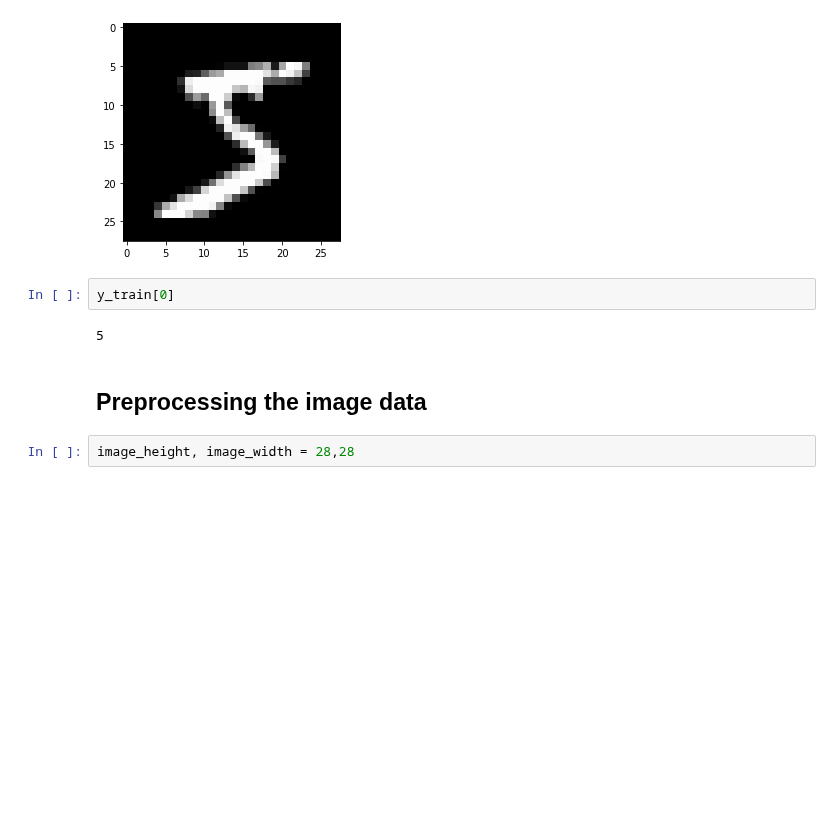
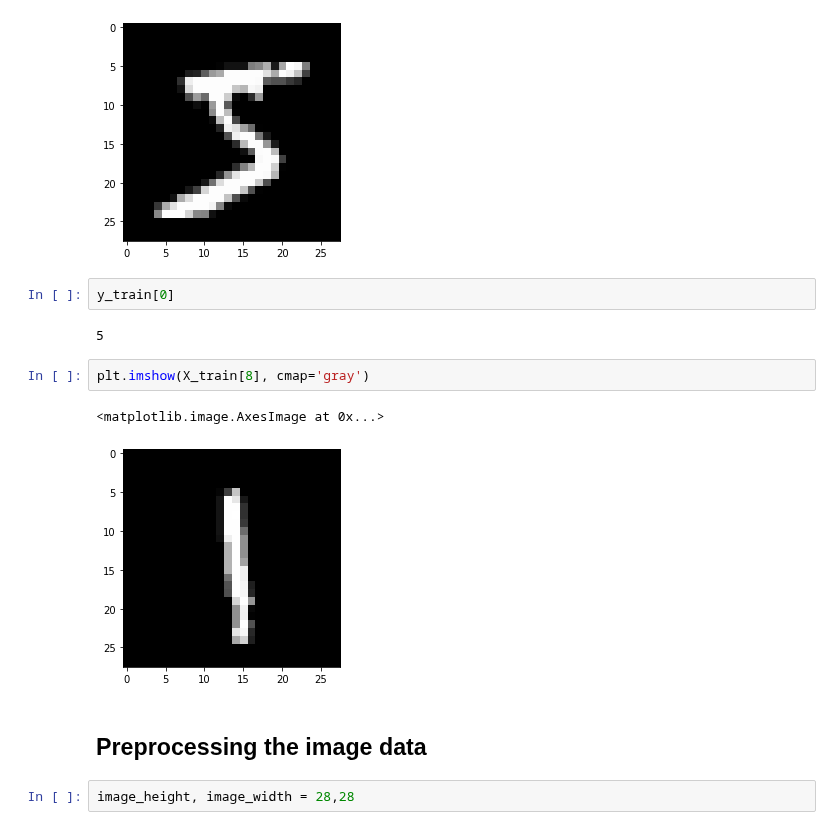
Before and after one commit to dvanheeswijk/Springboard, a Jupyter notebook: CNN_Learning/Ex_Files_Neural_Networks_EssT/Exercise Files/Ch03/03_03/03_03 Start.ipynb, the cells around one changed output. Saved outputs shown, nothing was run; the diff lists cells and outputs as text; blank space fills up the shorter version.

```diff
--- a/CNN_Learning/Ex_Files_Neural_Networks_EssT/Exercise Files/Ch03/03_03/03_03 Start.ipynb
+++ b/CNN_Learning/Ex_Files_Neural_Networks_EssT/Exercise Files/Ch03/03_03/03_03 Start.ipynb
@@ -44,6 +41,11 @@ plt.imshow(X_train[0], cmap='gray')
 y_train[0]
 # %% [output]
 5
+# %%
+plt.imshow(X_train[8], cmap='gray')
+# %% [output]
+<matplotlib.image.AxesImage at 0x...>
+[figure, added]
 # %% [markdown]
 ## Preprocessing the image data
 # %%
```
Also changed, not shown: parts of 1 cell of this notebook, 10 other files.
